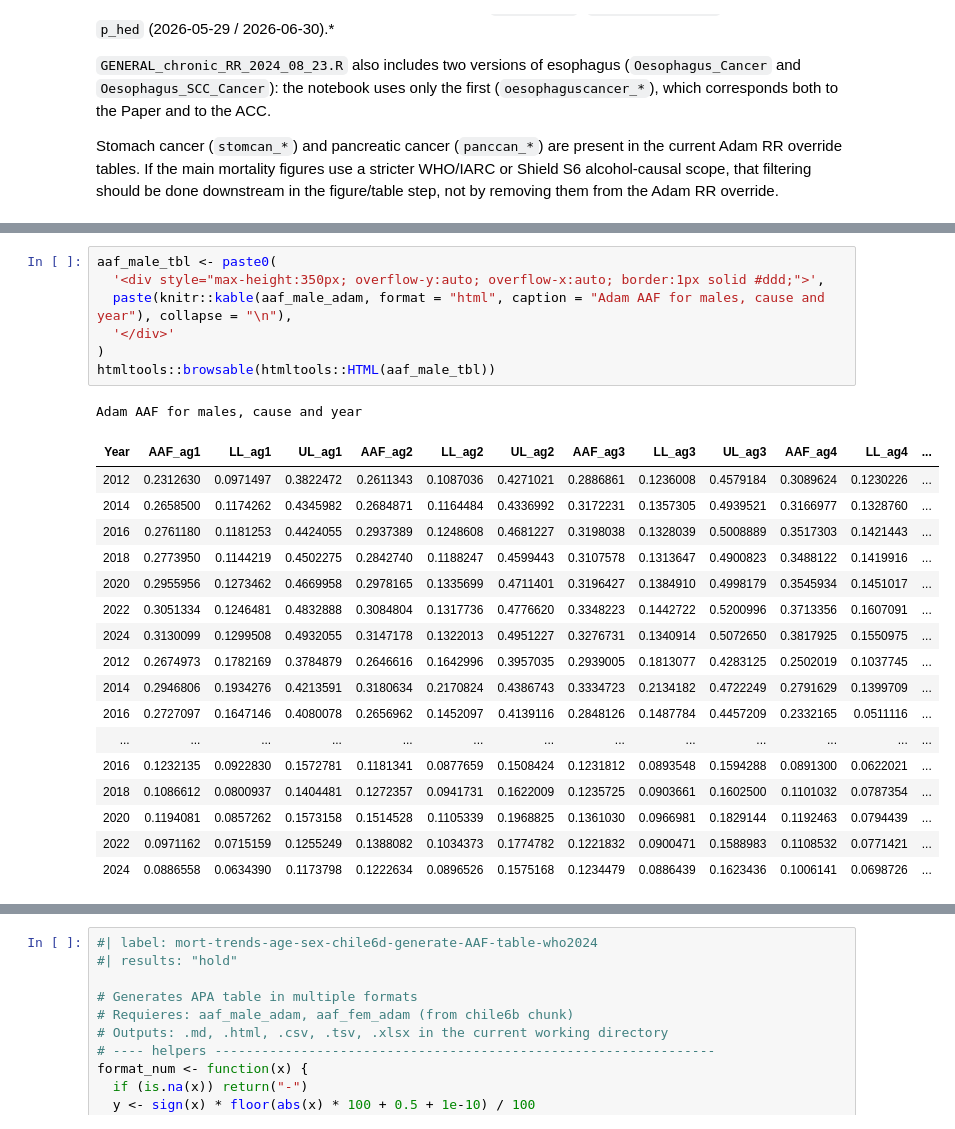
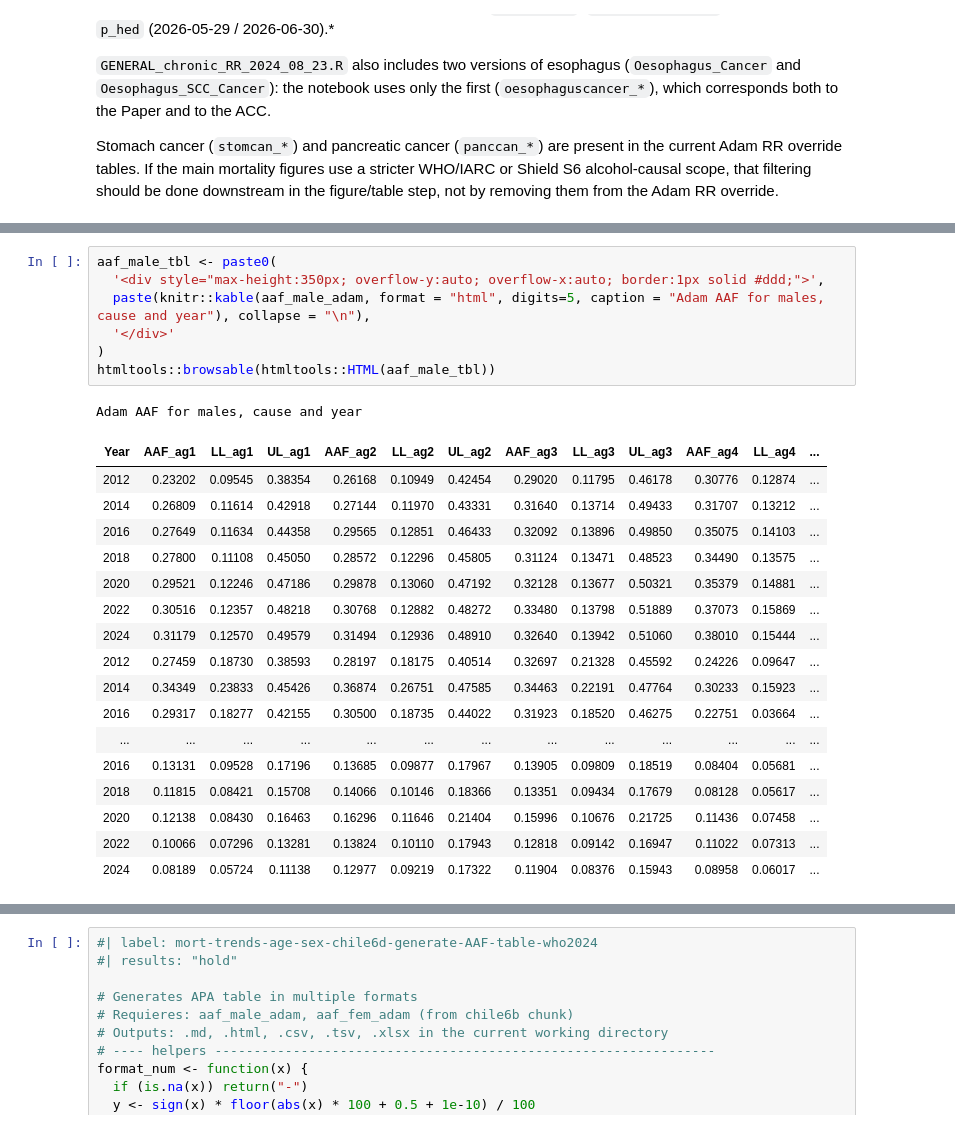
Before and after one commit to ACC1240138/expandPIF, a Jupyter notebook: __andres_control/expand_pif.ipynb, the cells around one changed output, grey strips where cells are left out. Cells and saved outputs as stored; diff of their text form.

Commit message:
change AAFs, corrected weighting for alcohol use and re-estimated (waiting to correct compatible cancer table)

```diff
--- a/__andres_control/expand_pif.ipynb
+++ b/__andres_control/expand_pif.ipynb
@@ -2029,29 +2151,29 @@ Time taken: 0.00 minutes
 # %%
 aaf_male_tbl <- paste0(
   '<div style="max-height:350px; overflow-y:auto; overflow-x:auto; border:1px solid #ddd;">',
-  paste(knitr::kable(aaf_male_adam, format = "html", caption = "Adam AAF for males, cause and year"), collapse = "\n"),
+  paste(knitr::kable(aaf_male_adam, format = "html", digits=5, caption = "Adam AAF for males, cause and year"), collapse = "\n"),
   '</div>'
 )
 htmltools::browsable(htmltools::HTML(aaf_male_tbl))
 # %% [output]
 Adam AAF for males, cause and year
 | Year | AAF_ag1 | LL_ag1 | UL_ag1 | AAF_ag2 | LL_ag2 | UL_ag2 | AAF_ag3 | LL_ag3 | UL_ag3 | AAF_ag4 | LL_ag4 | ... |
-| 2012 | 0.2312630 | 0.0971497 | 0.3822472 | 0.2611343 | 0.1087036 | 0.4271021 | 0.2886861 | 0.1236008 | 0.4579184 | 0.3089624 | 0.1230226 | ... |
-| 2014 | 0.2658500 | 0.1174262 | 0.4345982 | 0.2684871 | 0.1164484 | 0.4336992 | 0.3172231 | 0.1357305 | 0.4939521 | 0.3166977 | 0.1328760 | ... |
-| 2016 | 0.2761180 | 0.1181253 | 0.4424055 | 0.2937389 | 0.1248608 | 0.4681227 | 0.3198038 | 0.1328039 | 0.5008889 | 0.3517303 | 0.1421443 | ... |
-| 2018 | 0.2773950 | 0.1144219 | 0.4502275 | 0.2842740 | 0.1188247 | 0.4599443 | 0.3107578 | 0.1313647 | 0.4900823 | 0.3488122 | 0.1419916 | ... |
-| 2020 | 0.2955956 | 0.1273462 | 0.4669958 | 0.2978165 | 0.1335699 | 0.4711401 | 0.3196427 | 0.1384910 | 0.4998179 | 0.3545934 | 0.1451017 | ... |
-| 2022 | 0.3051334 | 0.1246481 | 0.4832888 | 0.3084804 | 0.1317736 | 0.4776620 | 0.3348223 | 0.1442722 | 0.5200996 | 0.3713356 | 0.1607091 | ... |
-| 2024 | 0.3130099 | 0.1299508 | 0.4932055 | 0.3147178 | 0.1322013 | 0.4951227 | 0.3276731 | 0.1340914 | 0.5072650 | 0.3817925 | 0.1550975 | ... |
-| 2012 | 0.2674973 | 0.1782169 | 0.3784879 | 0.2646616 | 0.1642996 | 0.3957035 | 0.2939005 | 0.1813077 | 0.4283125 | 0.2502019 | 0.1037745 | ... |
-| 2014 | 0.2946806 | 0.1934276 | 0.4213591 | 0.3180634 | 0.2170824 | 0.4386743 | 0.3334723 | 0.2134182 | 0.4722249 | 0.2791629 | 0.1399709 | ... |
-| 2016 | 0.2727097 | 0.1647146 | 0.4080078 | 0.2656962 | 0.1452097 | 0.4139116 | 0.2848126 | 0.1487784 | 0.4457209 | 0.2332165 | 0.0511116 | ... |
+| 2012 | 0.23202 | 0.09545 | 0.38354 | 0.26168 | 0.10949 | 0.42454 | 0.29020 | 0.11795 | 0.46178 | 0.30776 | 0.12874 | ... |
+| 2014 | 0.26809 | 0.11614 | 0.42918 | 0.27144 | 0.11970 | 0.43331 | 0.31640 | 0.13714 | 0.49433 | 0.31707 | 0.13212 | ... |
+| 2016 | 0.27649 | 0.11634 | 0.44358 | 0.29565 | 0.12851 | 0.46433 | 0.32092 | 0.13896 | 0.49850 | 0.35075 | 0.14103 | ... |
+| 2018 | 0.27800 | 0.11108 | 0.45050 | 0.28572 | 0.12296 | 0.45805 | 0.31124 | 0.13471 | 0.48523 | 0.34490 | 0.13575 | ... |
+| 2020 | 0.29521 | 0.12246 | 0.47186 | 0.29878 | 0.13060 | 0.47192 | 0.32128 | 0.13677 | 0.50321 | 0.35379 | 0.14881 | ... |
+| 2022 | 0.30516 | 0.12357 | 0.48218 | 0.30768 | 0.12882 | 0.48272 | 0.33480 | 0.13798 | 0.51889 | 0.37073 | 0.15869 | ... |
+| 2024 | 0.31179 | 0.12570 | 0.49579 | 0.31494 | 0.12936 | 0.48910 | 0.32640 | 0.13942 | 0.51060 | 0.38010 | 0.15444 | ... |
+| 2012 | 0.27459 | 0.18730 | 0.38593 | 0.28197 | 0.18175 | 0.40514 | 0.32697 | 0.21328 | 0.45592 | 0.24226 | 0.09647 | ... |
+| 2014 | 0.34349 | 0.23833 | 0.45426 | 0.36874 | 0.26751 | 0.47585 | 0.34463 | 0.22191 | 0.47764 | 0.30233 | 0.15923 | ... |
+| 2016 | 0.29317 | 0.18277 | 0.42155 | 0.30500 | 0.18735 | 0.44022 | 0.31923 | 0.18520 | 0.46275 | 0.22751 | 0.03664 | ... |
 | ... | ... | ... | ... | ... | ... | ... | ... | ... | ... | ... | ... | ... |
-| 2016 | 0.1232135 | 0.0922830 | 0.1572781 | 0.1181341 | 0.0877659 | 0.1508424 | 0.1231812 | 0.0893548 | 0.1594288 | 0.0891300 | 0.0622021 | ... |
-| 2018 | 0.1086612 | 0.0800937 | 0.1404481 | 0.1272357 | 0.0941731 | 0.1622009 | 0.1235725 | 0.0903661 | 0.1602500 | 0.1101032 | 0.0787354 | ... |
-| 2020 | 0.1194081 | 0.0857262 | 0.1573158 | 0.1514528 | 0.1105339 | 0.1968825 | 0.1361030 | 0.0966981 | 0.1829144 | 0.1192463 | 0.0794439 | ... |
-| 2022 | 0.0971162 | 0.0715159 | 0.1255249 | 0.1388082 | 0.1034373 | 0.1774782 | 0.1221832 | 0.0900471 | 0.1588983 | 0.1108532 | 0.0771421 | ... |
-| 2024 | 0.0886558 | 0.0634390 | 0.1173798 | 0.1222634 | 0.0896526 | 0.1575168 | 0.1234479 | 0.0886439 | 0.1623436 | 0.1006141 | 0.0698726 | ... |
+| 2016 | 0.13131 | 0.09528 | 0.17196 | 0.13685 | 0.09877 | 0.17967 | 0.13905 | 0.09809 | 0.18519 | 0.08404 | 0.05681 | ... |
+| 2018 | 0.11815 | 0.08421 | 0.15708 | 0.14066 | 0.10146 | 0.18366 | 0.13351 | 0.09434 | 0.17679 | 0.08128 | 0.05617 | ... |
+| 2020 | 0.12138 | 0.08430 | 0.16463 | 0.16296 | 0.11646 | 0.21404 | 0.15996 | 0.10676 | 0.21725 | 0.11436 | 0.07458 | ... |
+| 2022 | 0.10066 | 0.07296 | 0.13281 | 0.13824 | 0.10110 | 0.17943 | 0.12818 | 0.09142 | 0.16947 | 0.11022 | 0.07313 | ... |
+| 2024 | 0.08189 | 0.05724 | 0.11138 | 0.12977 | 0.09219 | 0.17322 | 0.11904 | 0.08376 | 0.15943 | 0.08958 | 0.06017 | ... |
 # %%
 aaf_female_tbl <- paste0(
   '<div style="max-height:350px; overflow-y:auto; overflow-x:auto; border:1px solid #ddd;">',
```
Also changed, not shown: parts of 43 cells of this notebook, 24 other files.
